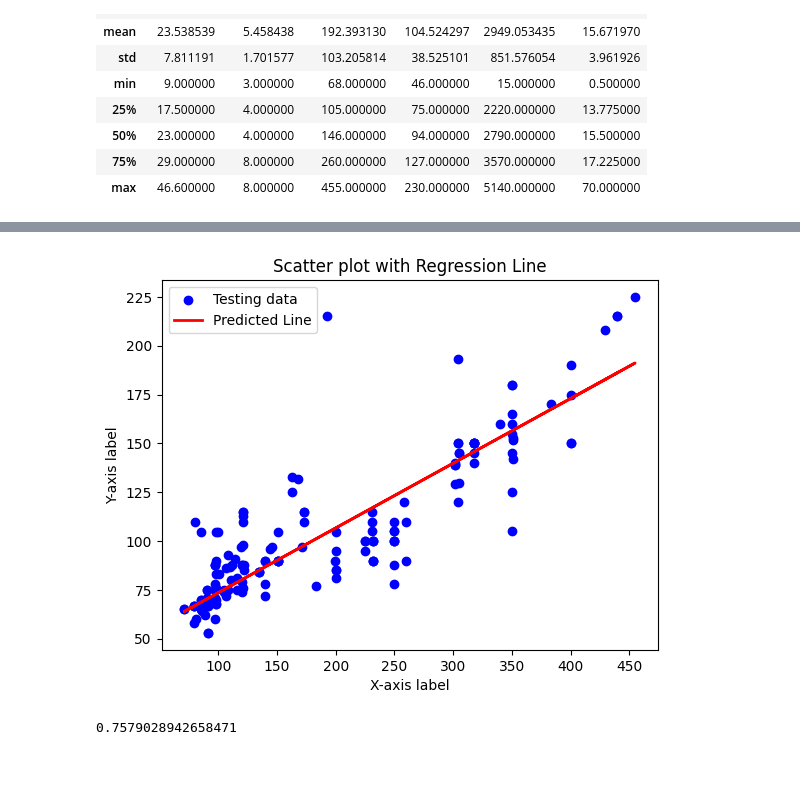
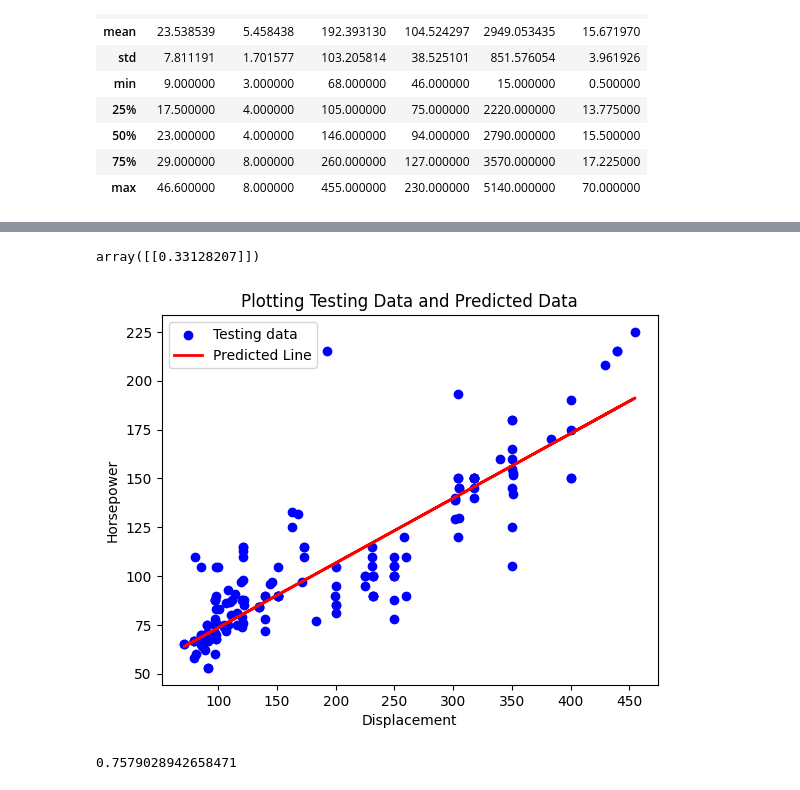
Before and after one commit to nayanraut1412/ML_Practicals, a Jupyter notebook: Practical_3/nayan_exp-3.ipynb, the cells around one changed output, grey strips where cells are left out. Saved outputs shown, nothing was run; the diff lists cells and outputs as text; code cells hidden in the pictures.

```diff
--- a/Practical_3/nayan_exp-3.ipynb
+++ b/Practical_3/nayan_exp-3.ipynb
@@ -141,0 +142,5 @@ array([[186.21884605],
+# %%
+coef=lr.coef_
+coef
+# %% [output]
+array([[0.33128207]])
@@ -142,19 +149,19 @@ array([[186.21884605],
 # %%
 # Plotting the scatter plot
 plt.scatter(X_test, Y_test, color='blue', label='Testing data')
 
 # Plotting the regression line with predicted values
 plt.plot(X_test, Y_pred, color='red', linewidth=2, label='Predicted Line')
 
-plt.xlabel('X-axis label')
-plt.ylabel('Y-axis label')
-plt.title('Scatter plot with Regression Line')
+plt.xlabel('Displacement')
+plt.ylabel('Horsepower')
+plt.title('Plotting Testing Data and Predicted Data')
 
 plt.legend()
 
 plt.show()
 # %% [output]
-[figure, old version]
+[figure, new version]
 # %%
 lr.score(X_train, Y_train)
 # %% [output]
```
Also changed, not shown: parts of 56 cells of this notebook, 1 other file.
